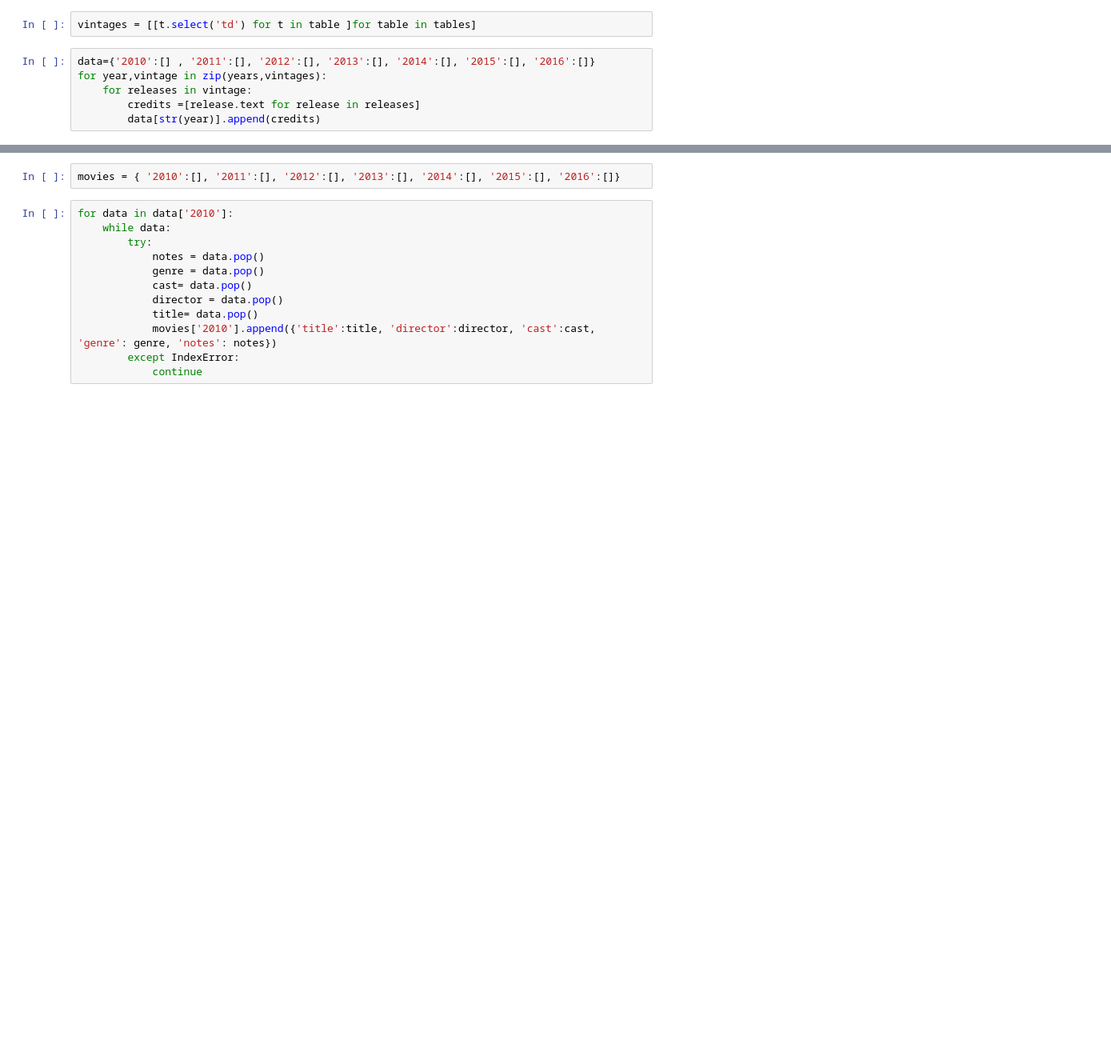
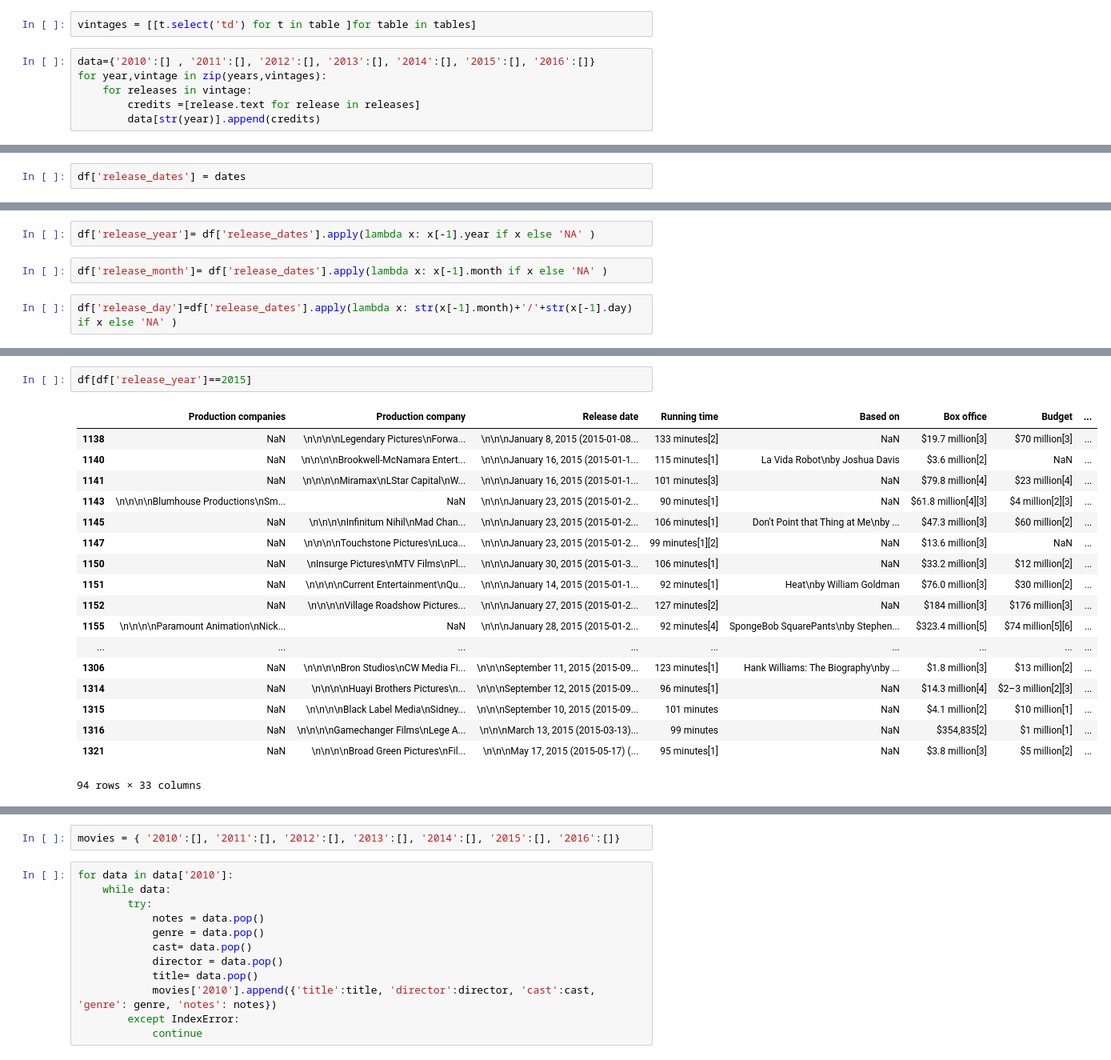
Before and after one commit to venamax/movies, a Jupyter notebook: Movie_Data_Wikipedia.ipynb, the cells around one changed output, grey strips where cells are left out. Shown: that part at 80% size. Drawn from its saved outputs; the diff is of its cells as text; blank space fills up the shorter version.

```diff
--- a/Movie_Data_Wikipedia.ipynb
+++ b/Movie_Data_Wikipedia.ipynb
@@ -95,0 +416,2 @@ data['2013'][0]
+# %%
+df['release_dates'] = dates
@@ -95,0 +438,6 @@ data['2013'][0]
+# %%
+df['release_year']= df['release_dates'].apply(lambda x: x[-1].year if x else 'NA' )
+# %%
+df['release_month']= df['release_dates'].apply(lambda x: x[-1].month if x else 'NA' )
+# %%
+df['release_day']=df['release_dates'].apply(lambda x: str(x[-1].month)+'/'+str(x[-1].day) if x else 'NA' )
@@ -95,0 +558,21 @@ data['2013'][0]
+# %%
+df[df['release_year']==2015]
+# %% [output]
+|  | Production companies | Production company | Release date | Running time | Based on | Box office | Budget | ... |
+| 1138 | NaN | \n\n\n\nLegendary Pictures\nForwa... | \n\n\nJanuary 8, 2015 (2015-01-08... | 133 minutes[2] | NaN | $19.7 million[3] | $70 million[3] | ... |
+| 1140 | NaN | \n\n\n\nBrookwell-McNamara Entert... | \n\n\nJanuary 16, 2015 (2015-01-1... | 115 minutes[1] | La Vida Robot\nby Joshua Davis | $3.6 million[2] | NaN | ... |
+| 1141 | NaN | \n\n\n\nMiramax\nLStar Capital\nW... | \n\n\nJanuary 16, 2015 (2015-01-1... | 101 minutes[3] | NaN | $79.8 million[4] | $23 million[4] | ... |
+| 1143 | \n\n\n\nBlumhouse Productions\nSm... | NaN | \n\n\nJanuary 23, 2015 (2015-01-2... | 90 minutes[1] | NaN | $61.8 million[4][3] | $4 million[2][3] | ... |
+| 1145 | NaN | \n\n\n\nInfinitum Nihil\nMad Chan... | \n\n\nJanuary 23, 2015 (2015-01-2... | 106 minutes[1] | Don't Point that Thing at Me\nby ... | $47.3 million[3] | $60 million[2] | ... |
+| 1147 | NaN | \n\n\n\nTouchstone Pictures\nLuca... | \n\n\nJanuary 23, 2015 (2015-01-2... | 99 minutes[1][2] | NaN | $13.6 million[3] | NaN | ... |
+| 1150 | NaN | \nInsurge Pictures\nMTV Films\nPl... | \n\n\nJanuary 30, 2015 (2015-01-3... | 106 minutes[1] | NaN | $33.2 million[3] | $12 million[2] | ... |
+| 1151 | NaN | \n\n\n\nCurrent Entertainment\nQu... | \n\n\nJanuary 14, 2015 (2015-01-1... | 92 minutes[1] | Heat\nby William Goldman | $76.0 million[3] | $30 million[2] | ... |
+| 1152 | NaN | \n\n\n\nVillage Roadshow Pictures... | \n\n\nJanuary 27, 2015 (2015-01-2... | 127 minutes[2] | NaN | $184 million[3] | $176 million[3] | ... |
+| 1155 | \n\n\n\nParamount Animation\nNick... | NaN | \n\n\nJanuary 28, 2015 (2015-01-2... | 92 minutes[4] | SpongeBob SquarePants\nby Stephen... | $323.4 million[5] | $74 million[5][6] | ... |
+| ... | ... | ... | ... | ... | ... | ... | ... | ... |
+| 1306 | NaN | \n\n\n\nBron Studios\nCW Media Fi... | \n\n\nSeptember 11, 2015 (2015-09... | 123 minutes[1] | Hank Williams: The Biography\nby ... | $1.8 million[3] | $13 million[2] | ... |
+| 1314 | NaN | \n\n\n\nHuayi Brothers Pictures\n... | \n\n\nSeptember 12, 2015 (2015-09... | 96 minutes[1] | NaN | $14.3 million[4] | $2–3 million[2][3] | ... |
+| 1315 | NaN | \n\n\n\nBlack Label Media\nSidney... | \n\n\nSeptember 10, 2015 (2015-09... | 101 minutes | NaN | $4.1 million[2] | $10 million[1] | ... |
+| 1316 | NaN | \n\n\n\nGamechanger Films\nLege A... | \n\n\nMarch 13, 2015 (2015-03-13)... | 99 minutes | NaN | $354,835[2] | $1 million[1] | ... |
+| 1321 | NaN | \n\n\n\nBroad Green Pictures\nFil... | \n\n\nMay 17, 2015 (2015-05-17) (... | 95 minutes[1] | NaN | $3.8 million[3] | $5 million[2] | ... |
+94 rows × 33 columns
```
Also changed, not shown: parts of 77 cells of this notebook, 3 other files.
